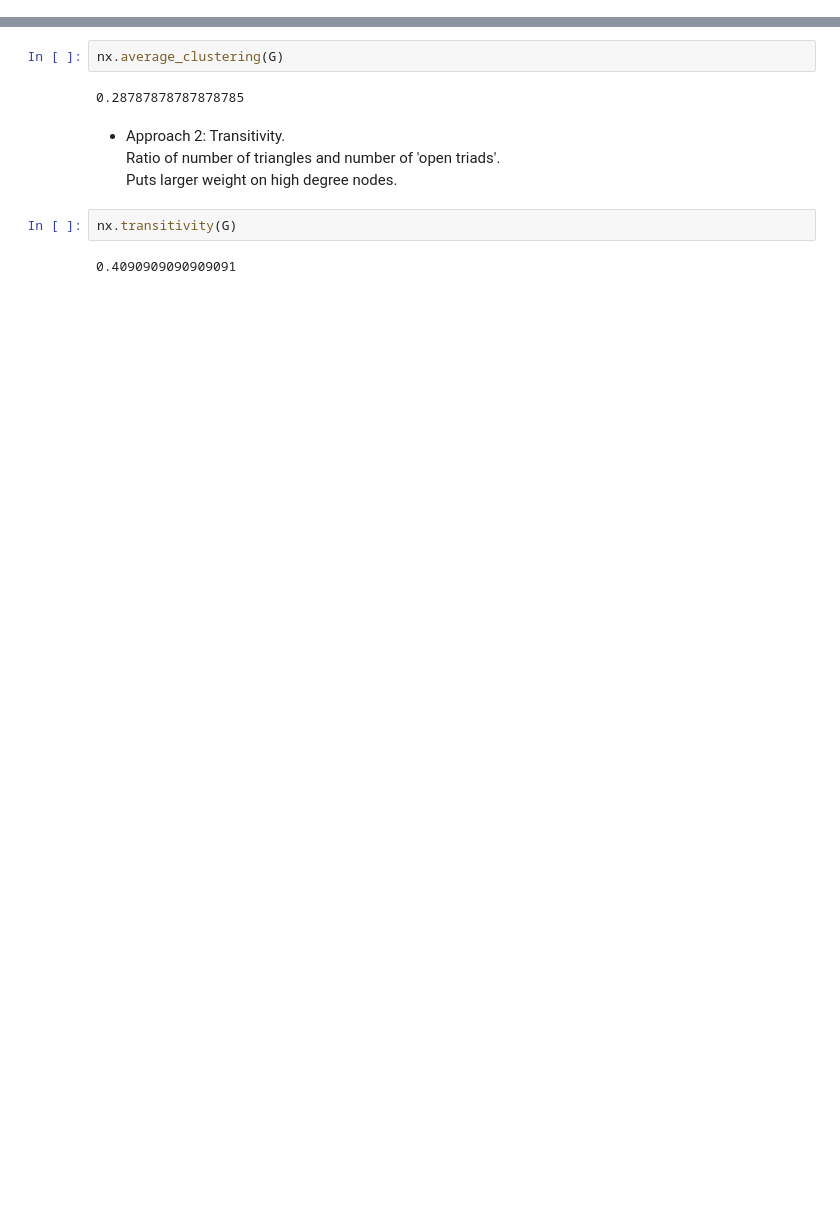
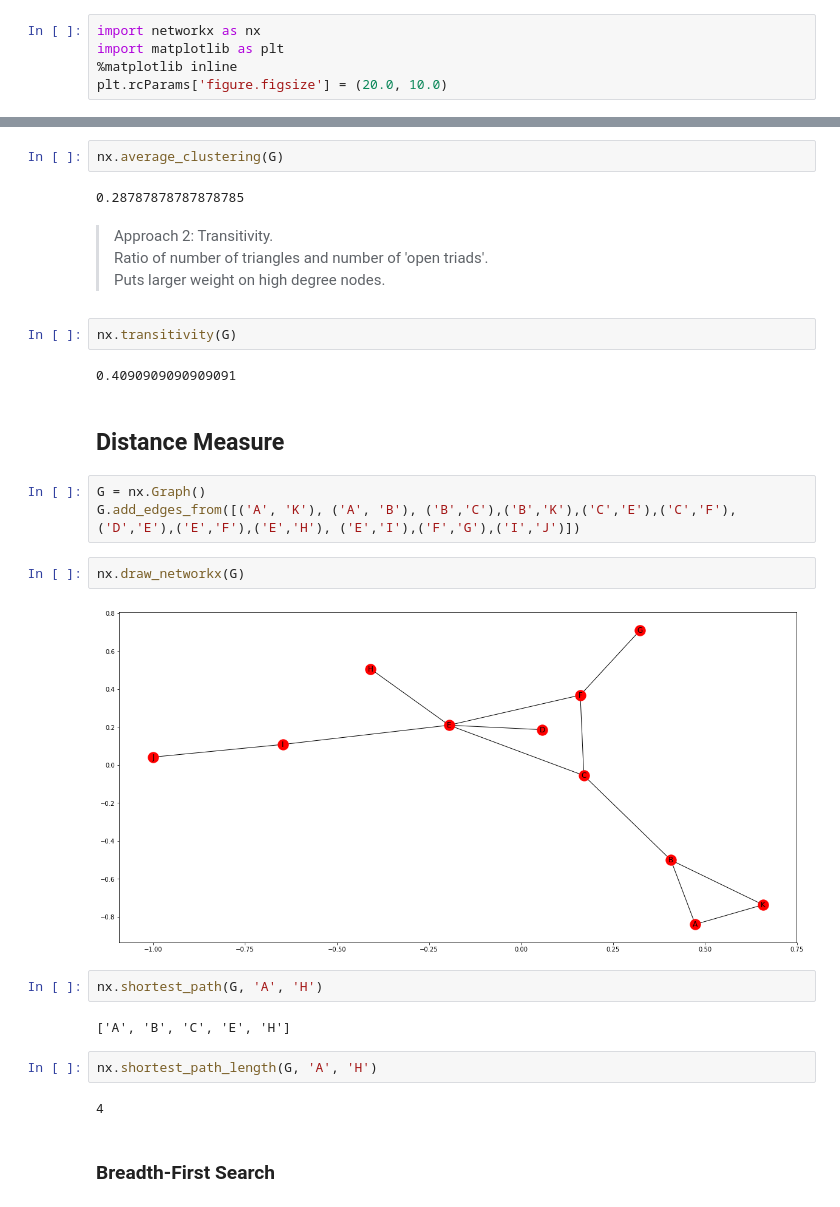
Before and after one commit to TamGS/Coursera_Course-5_Week-1-Notebook, a Jupyter notebook: Week 2 Notebook.ipynb, the cells around one changed output, grey strips where cells are left out. Saved outputs shown, nothing was run; the diff lists cells and outputs as text; blank space fills up the shorter version.

```diff
--- a/Week 2 Notebook.ipynb
+++ b/Week 2 Notebook.ipynb
@@ -8,3 +7,8 @@ import networkx as nx
+# %%
+import networkx as nx
+import matplotlib as plt
+%matplotlib inline
+plt.rcParams['figure.figsize'] = (20.0, 10.0)
 # %%
 G = nx.Graph()
 # %%
@@ -45,10 +48,29 @@ nx.average_clustering(G)
 # %% [output]
 0.28787878787878785
 # %% [markdown]
-- Approach 2: Transitivity. <br>
+> Approach 2: Transitivity. <br>
 Ratio of number of triangles and number of 'open triads'. <br>
 Puts larger weight on high degree nodes.
 # %%
 nx.transitivity(G)
 # %% [output]
 0.4090909090909091
+# %% [markdown]
+## Distance Measure
+# %%
+G = nx.Graph()
+G.add_edges_from([('A', 'K'), ('A', 'B'), ('B','C'),('B','K'),('C','E'),('C','F'),('D','E'),('E','F'),('E','H'), ('E','I'),('F','G'),('I','J')])
+# %%
+nx.draw_networkx(G)
+# %% [output]
+[figure, added]
+# %%
+nx.shortest_path(G, 'A', 'H')
+# %% [output]
+['A', 'B', 'C', 'E', 'H']
+# %%
+nx.shortest_path_length(G, 'A', 'H')
+# %% [output]
+4
+# %% [markdown]
+### Breadth-First Search
```
Also changed, not shown: parts of 23 cells of this notebook.
